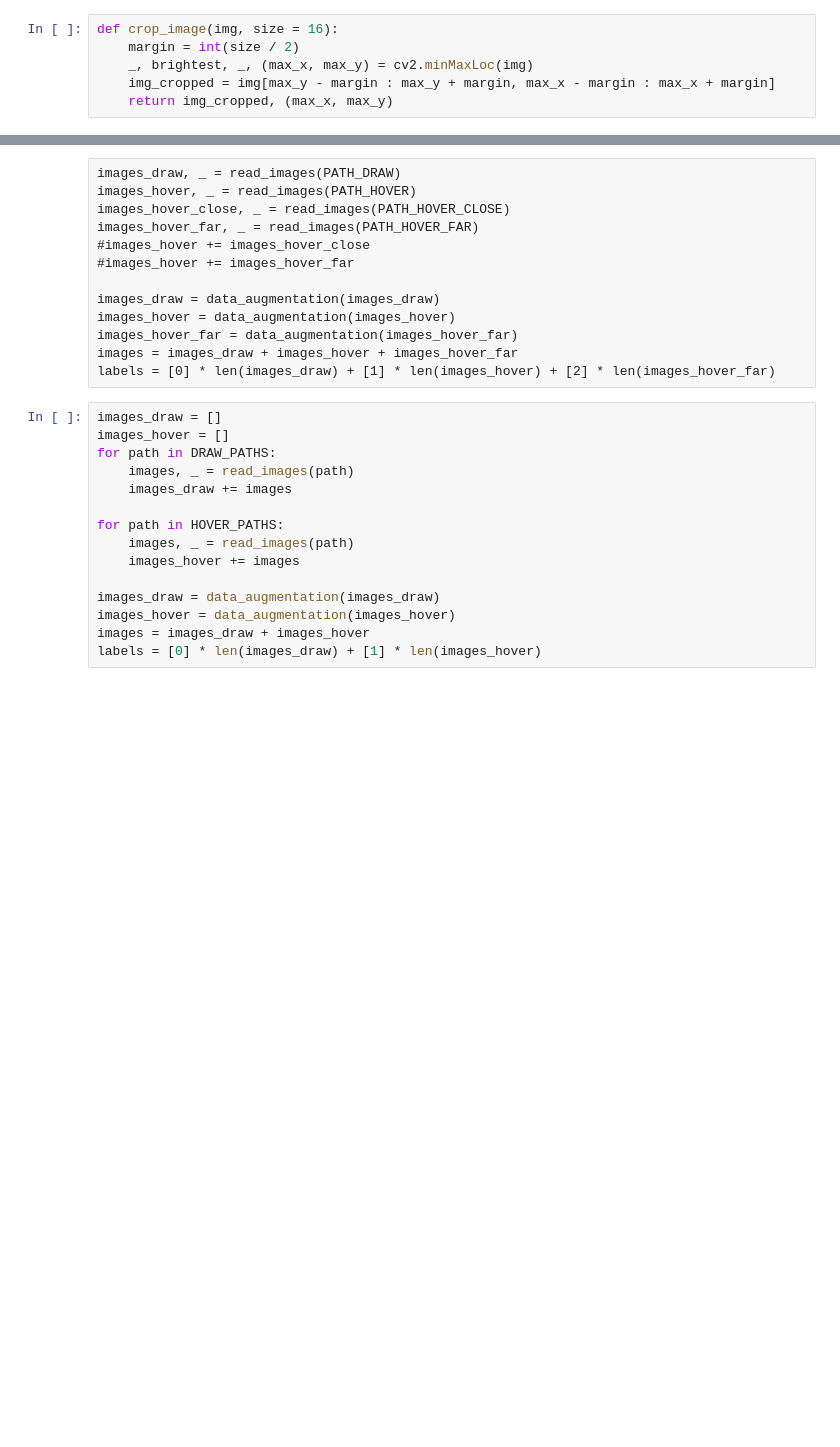
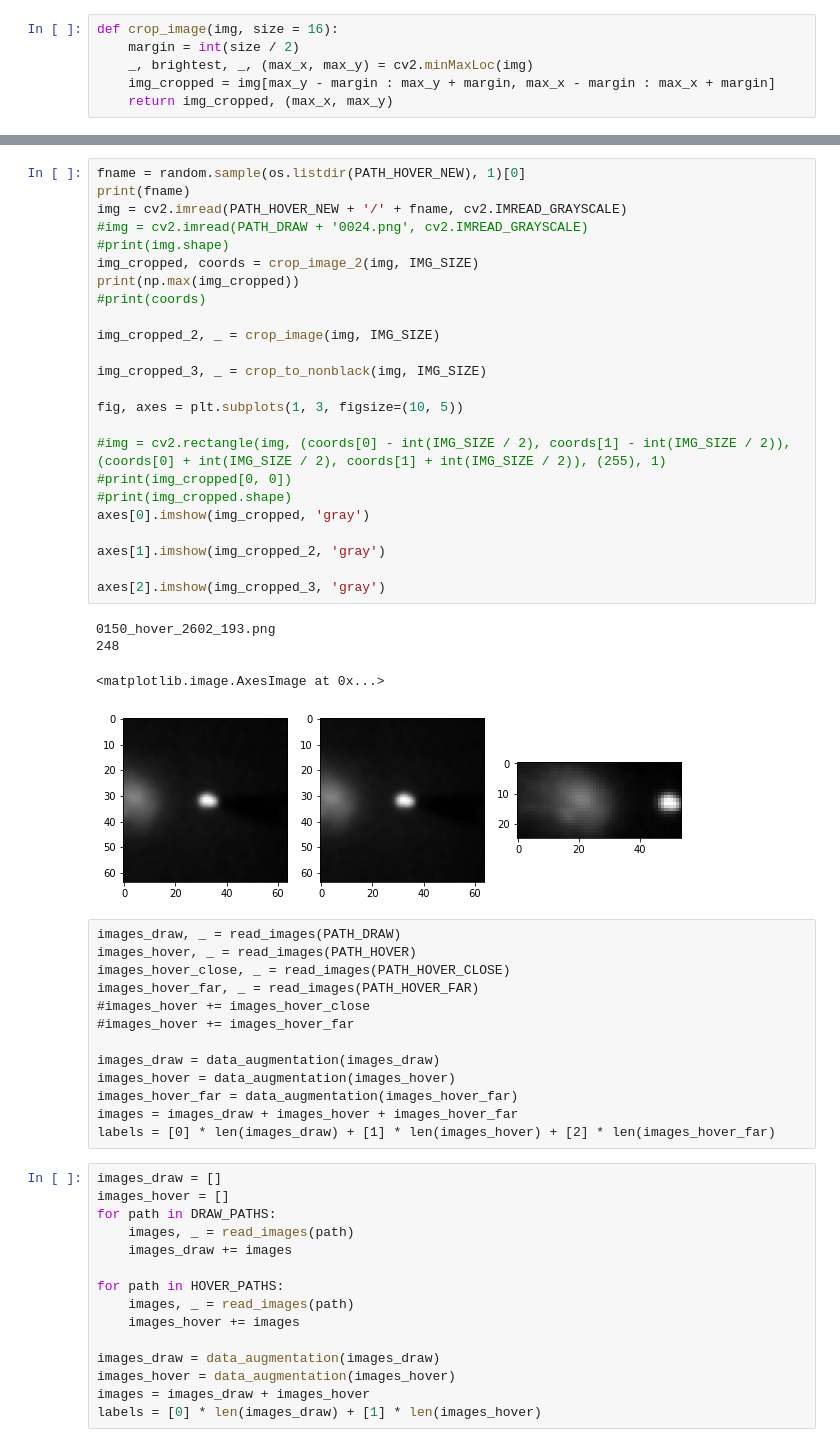
Before and after one commit to vigitia/IRPenTracking, a Jupyter notebook: evaluation/cnn.ipynb, the cells around one changed output, grey strips where cells are left out. Saved outputs shown, nothing was run; the diff lists cells and outputs as text; blank space fills up the shorter version.

```diff
--- a/evaluation/cnn.ipynb
+++ b/evaluation/cnn.ipynb
@@ -103,3 +227,32 @@ plt.imshow(img)
+# %%
+fname = random.sample(os.listdir(PATH_HOVER_NEW), 1)[0]
+print(fname)
+img = cv2.imread(PATH_HOVER_NEW + '/' + fname, cv2.IMREAD_GRAYSCALE)
+#img = cv2.imread(PATH_DRAW + '0024.png', cv2.IMREAD_GRAYSCALE)
+#print(img.shape)
+img_cropped, coords = crop_image_2(img, IMG_SIZE)
+print(np.max(img_cropped))
+#print(coords)
+
+img_cropped_2, _ = crop_image(img, IMG_SIZE)
+
+img_cropped_3, _ = crop_to_nonblack(img, IMG_SIZE)
+
+fig, axes = plt.subplots(1, 3, figsize=(10, 5))
+
+#img = cv2.rectangle(img, (coords[0] - int(IMG_SIZE / 2), coords[1] - int(IMG_SIZE / 2)), (coords[0] + int(IMG_SIZE / 2), coords[1] + int(IMG_SIZE / 2)), (255), 1)
+#print(img_cropped[0, 0])
+#print(img_cropped.shape)
+axes[0].imshow(img_cropped, 'gray')
+
+axes[1].imshow(img_cropped_2, 'gray')
+
+axes[2].imshow(img_cropped_3, 'gray')
+# %% [output]
+0150_hover_2602_193.png
+248
+<matplotlib.image.AxesImage at 0x...>
+[figure, added]
 # %% [raw]
 images_draw, _ = read_images(PATH_DRAW)
 images_hover, _ = read_images(PATH_HOVER)
```
Also changed, not shown: parts of 16 cells of this notebook.
